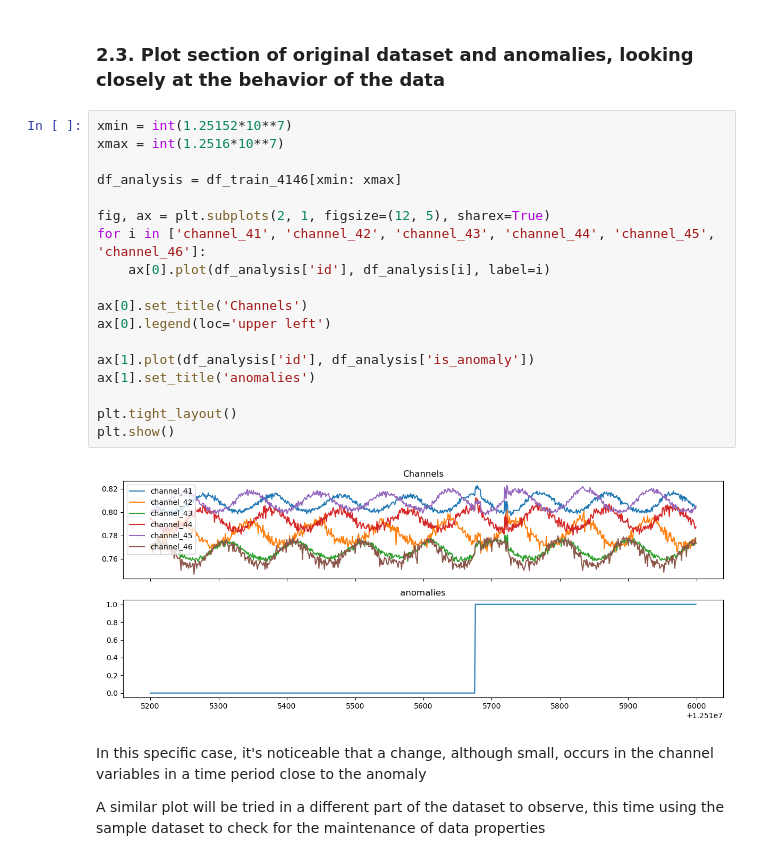
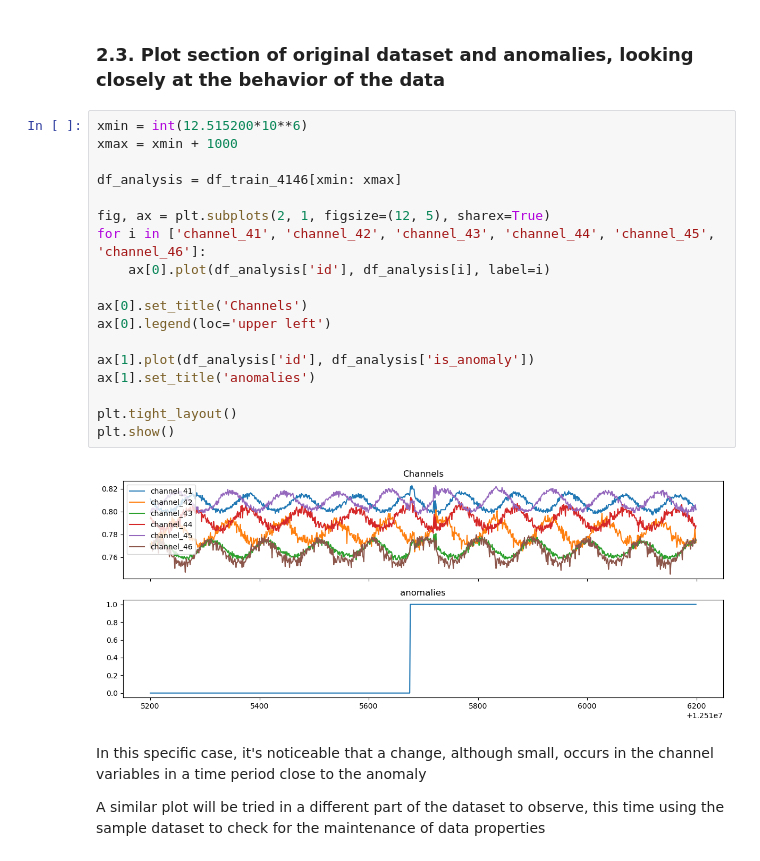
Before and after one commit to ZeIcaro/esa-anomaly-challenge, a Jupyter notebook: TP01.ipynb, the cells around one changed output. Cells and saved outputs as stored; diff of their text form.

```diff
--- a/TP01.ipynb
+++ b/TP01.ipynb
@@ -196,25 +199,25 @@ Now, we plot a section of the original dataset where at first, it looks like the
 # %% [markdown]
 ### 2.3. Plot section of original dataset and anomalies, looking closely at the behavior of the data
 # %%
-xmin = int(1.25152*10**7)
-xmax = int(1.2516*10**7)
+xmin = int(12.515200*10**6)
+xmax = xmin + 1000
 
 df_analysis = df_train_4146[xmin: xmax]
 
 fig, ax = plt.subplots(2, 1, figsize=(12, 5), sharex=True)
 for i in ['channel_41', 'channel_42', 'channel_43', 'channel_44', 'channel_45', 'channel_46']:
     ax[0].plot(df_analysis['id'], df_analysis[i], label=i)
 
 ax[0].set_title('Channels')
 ax[0].legend(loc='upper left')
 
 ax[1].plot(df_analysis['id'], df_analysis['is_anomaly'])
 ax[1].set_title('anomalies')
 
 plt.tight_layout()
 plt.show()
 # %% [output]
-[figure, old version]
+[figure, new version]
 # %% [markdown]
 In this specific case, it's noticeable that a change, although small, occurs in the channel variables in a time period close to the anomaly
 
```
Also changed, not shown: parts of 20 cells of this notebook.
